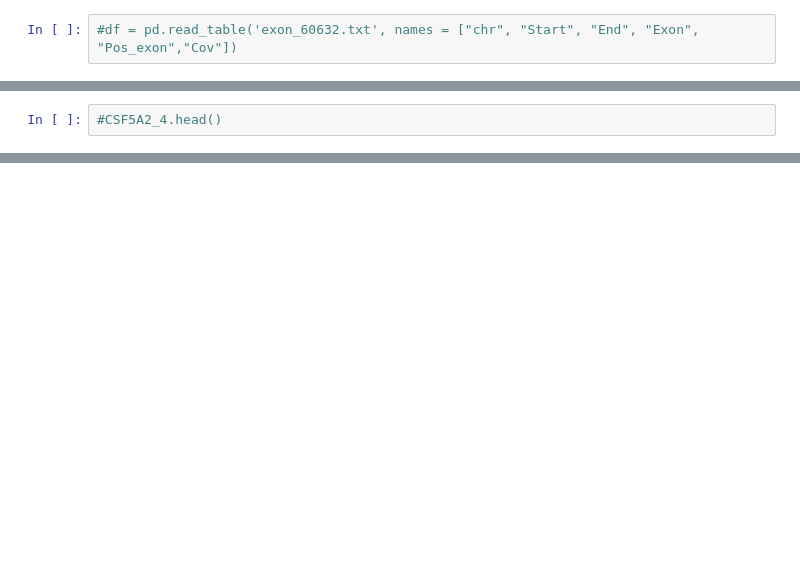
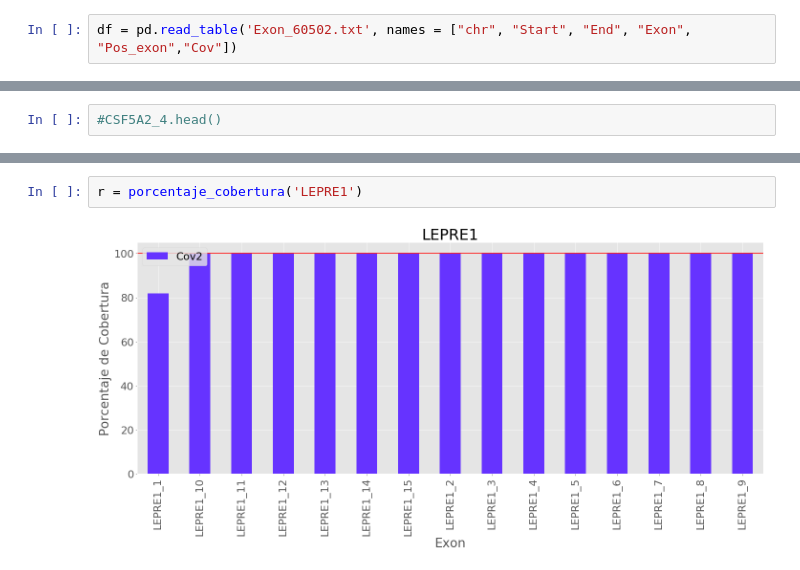
Before and after one commit to jevelezse/omicas, a Jupyter notebook: cobertura.ipynb, the cells around one changed output, grey strips where cells are left out. Cells and saved outputs as stored; diff of their text form; blank space fills up the shorter version.

```diff
--- a/cobertura.ipynb
+++ b/cobertura.ipynb
@@ -34,3 +28,3 @@ IPython.utils.traitlets has moved to a top-level traitlets package.
 # %%
-#df = pd.read_table('exon_60632.txt', names = ["chr", "Start", "End", "Exon", "Pos_exon","Cov"])
+df = pd.read_table('Exon_60502.txt', names = ["chr", "Start", "End", "Exon", "Pos_exon","Cov"])
 # %%
@@ -214,0 +279,4 @@ py.iplot(fig, filename='basic-area')
+# %%
+r = porcentaje_cobertura('LEPRE1')
+# %% [output]
+[figure, added]
```
Also changed, not shown: parts of 33 cells of this notebook.
